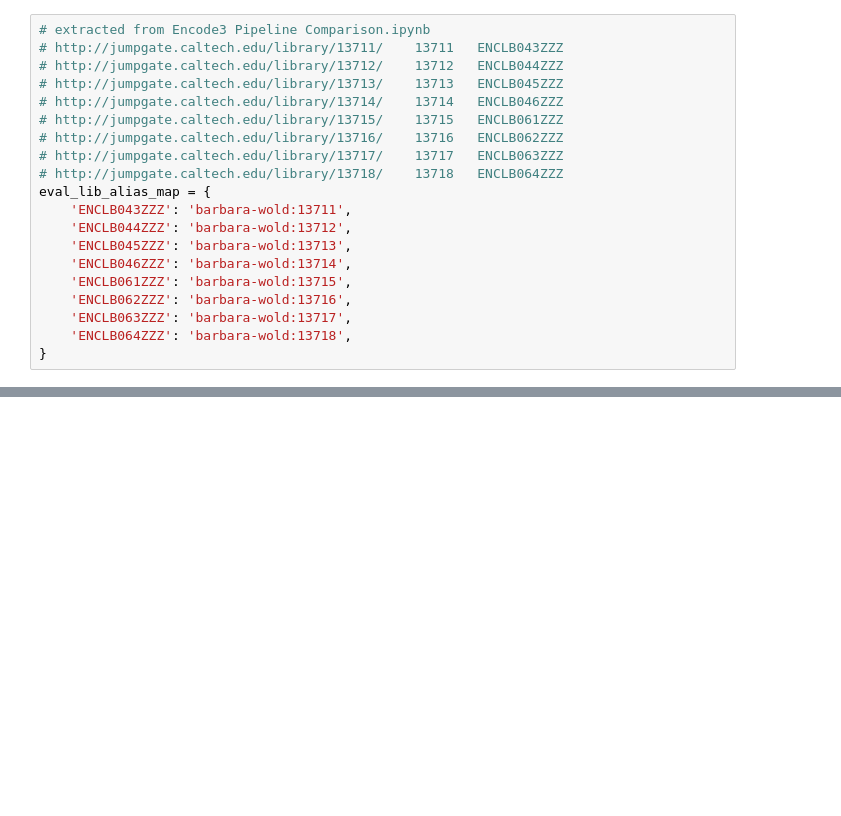
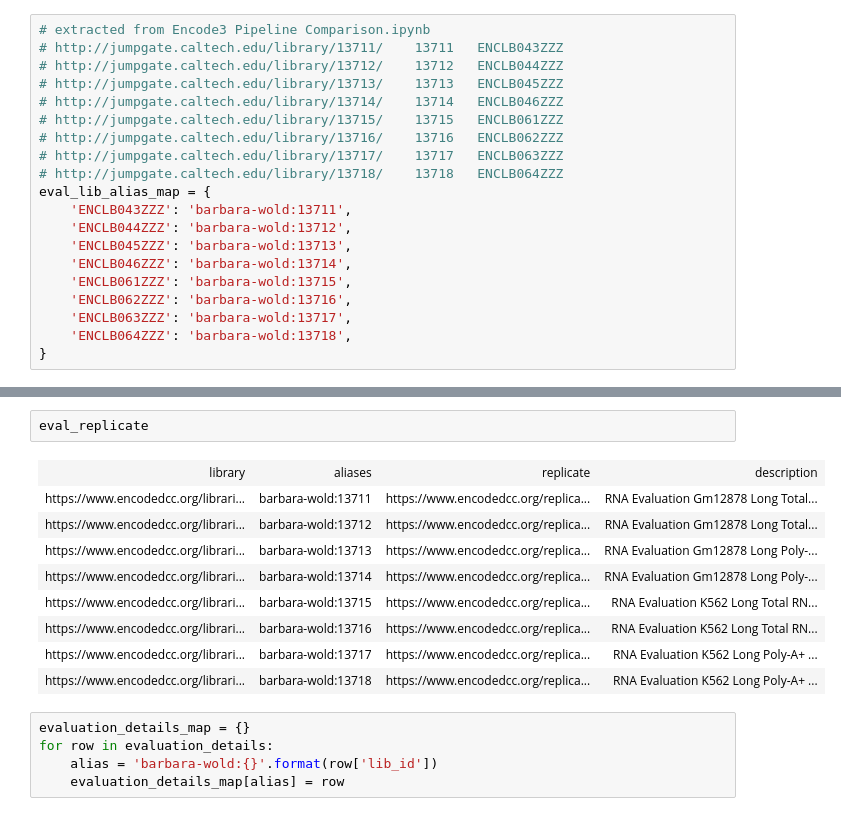
Before and after one commit to detrout/encode3-curation, a Jupyter notebook: ticket-1455.ipynb, the cells around one changed output, grey strips where cells are left out. Cells and saved outputs as stored; diff of their text form; blank space fills up the shorter version.

```diff
--- a/ticket-1455.ipynb
+++ b/ticket-1455.ipynb
@@ -460,0 +574,17 @@ order by ?library
+# %%
+eval_replicate
+# %% [output]
+| library | aliases | replicate | description |
+| https://www.encodedcc.org/librari... | barbara-wold:13711 | https://www.encodedcc.org/replica... | RNA Evaluation Gm12878 Long Total... |
+| https://www.encodedcc.org/librari... | barbara-wold:13712 | https://www.encodedcc.org/replica... | RNA Evaluation Gm12878 Long Total... |
+| https://www.encodedcc.org/librari... | barbara-wold:13713 | https://www.encodedcc.org/replica... | RNA Evaluation Gm12878 Long Poly-... |
+| https://www.encodedcc.org/librari... | barbara-wold:13714 | https://www.encodedcc.org/replica... | RNA Evaluation Gm12878 Long Poly-... |
+| https://www.encodedcc.org/librari... | barbara-wold:13715 | https://www.encodedcc.org/replica... | RNA Evaluation K562 Long Total RN... |
+| https://www.encodedcc.org/librari... | barbara-wold:13716 | https://www.encodedcc.org/replica... | RNA Evaluation K562 Long Total RN... |
+| https://www.encodedcc.org/librari... | barbara-wold:13717 | https://www.encodedcc.org/replica... | RNA Evaluation K562 Long Poly-A+ ... |
+| https://www.encodedcc.org/librari... | barbara-wold:13718 | https://www.encodedcc.org/replica... | RNA Evaluation K562 Long Poly-A+ ... |
+# %%
+evaluation_details_map = {}
+for row in evaluation_details:
+    alias = 'barbara-wold:{}'.format(row['lib_id'])
+    evaluation_details_map[alias] = row
```
Also changed, not shown: parts of 15 cells of this notebook.
